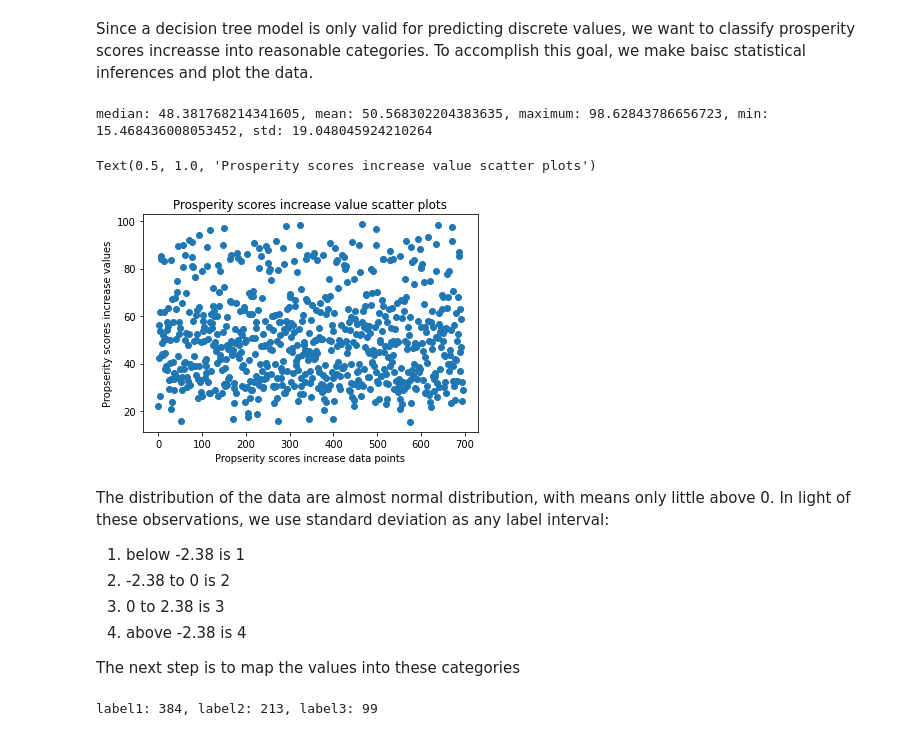
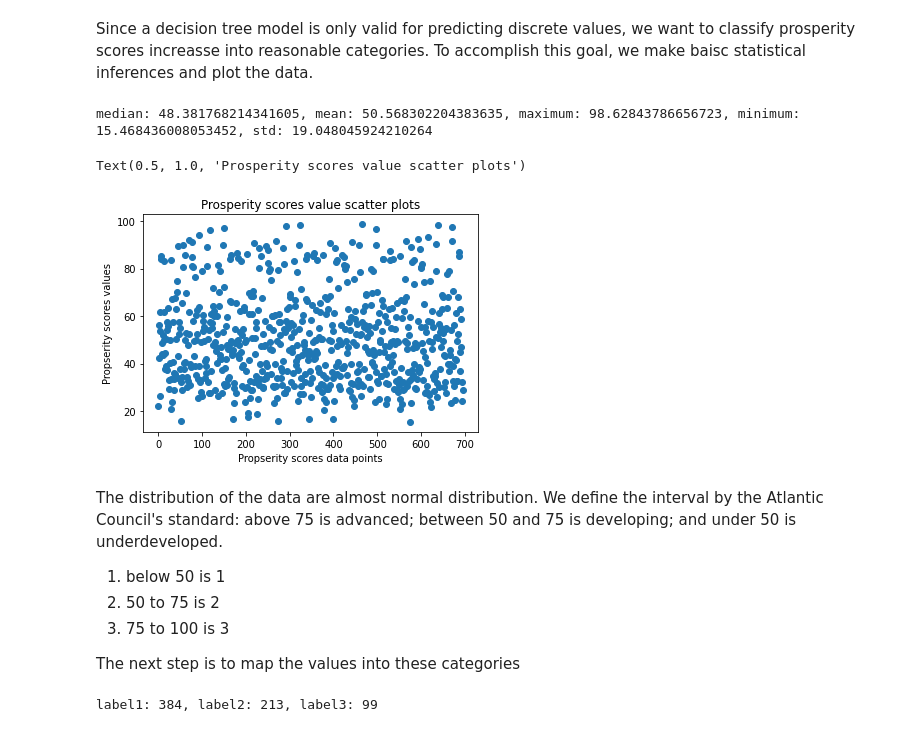
Before and after one commit to illinois-stat447/fa22-prj-muhanz2-jk36-haorany3-maf7, a Jupyter notebook: demo-static_years.ipynb, the cells around one changed output. Cells and saved outputs as stored; diff of their text form; code cells hidden in the pictures.

```diff
--- a/demo-static_years.ipynb
+++ b/demo-static_years.ipynb
@@ -48,26 +48,27 @@ Since a decision tree model is only valid for predicting discrete values, we wan
 y_mean = np.mean(x[:, -1])
 y_std = np.std(x[:, -1])
 y_median = np.median(x[:, -1])
-print(f"median: {np.median(x[:, -1])}, mean: {np.mean(x[:, -1])}, maximum: {np.max(x[:, -1])}, min: {np.min(x[:, -1])}, std: {np.std(x[:, -1])}")
+print(f"median: {np.median(x[:, -1])}, mean: {np.mean(x[:, -1])}, maximum: {np.max(x[:, -1])}, minimum: {np.min(x[:, -1])}, std: {np.std(x[:, -1])}")
 # %% [output]
-median: 48.381768214341605, mean: 50.568302204383635, maximum: 98.62843786656723, min: 15.468436008053452, std: 19.048045924210264
+median: 48.381768214341605, mean: 50.568302204383635, maximum: 98.62843786656723, minimum: 15.468436008053452, std: 19.048045924210264
 # %%
 plot = x[:, -1]
 x_plot= range(len(plot)) # [0, 1, 2, ..., n-1]
 y_plot = plot
 plt.scatter(x_plot, y_plot)
-plt.xlabel("Propserity scores increase data points")
-plt.ylabel("Propserity scores increase values")
-plt.title("Prosperity scores increase value scatter plots")
+plt.xlabel("Propserity scores data points")
+plt.ylabel("Propserity scores values")
+plt.title("Prosperity scores value scatter plots")
 # %% [output]
-Text(0.5, 1.0, 'Prosperity scores increase value scatter plots')
+Text(0.5, 1.0, 'Prosperity scores value scatter plots')
-[figure, old version]
+[figure, new version]
 # %% [markdown]
-The distribution of the data are almost normal distribution, with means only little above 0. In light of these observations, we use standard deviation as any label interval:
-1. below -2.38 is 1
-2. -2.38 to 0 is 2
-3. 0 to 2.38 is 3
-4. above -2.38 is 4
+The distribution of the data are almost normal distribution. We define the interval by the Atlantic Council's standard: above 75 is advanced; between 50 and 75 is developing; and under 50 is underdeveloped.
+
+1. below 50 is 1
+2. 50 to 75 is 2
+3. 75 to 100 is 3
+
 
 The next step is to map the values into these categories
 # %%
```
Also changed, not shown: 21 other files.
